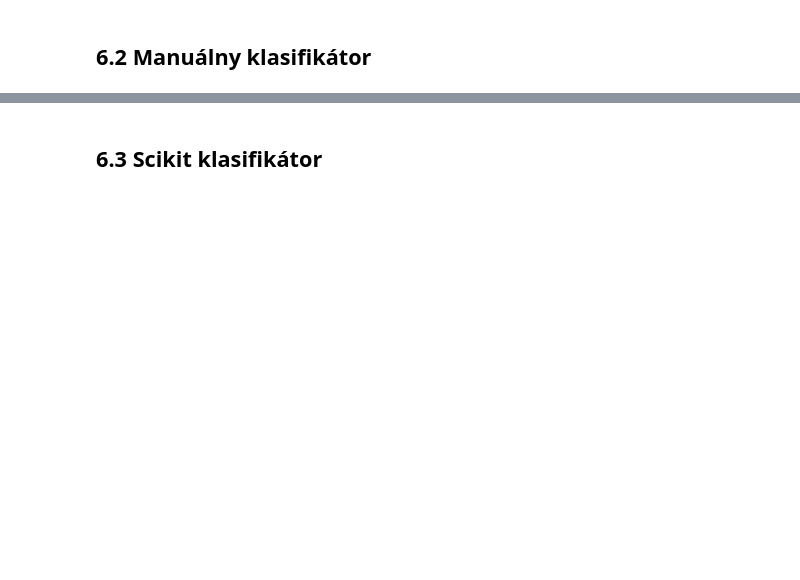
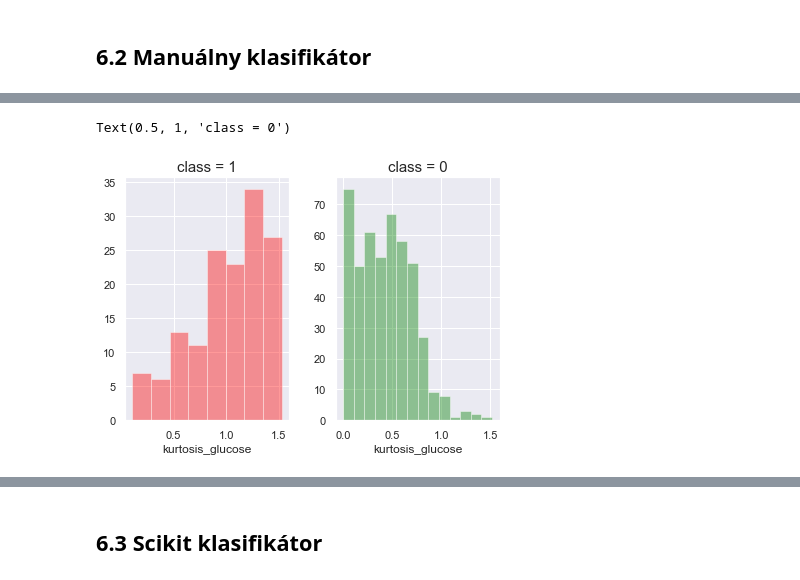
Before and after one commit to jaruji/IAU-project, a Jupyter notebook: IAU - Kocurik, Bedej J., prieskumna analyza.ipynb, the cells around one changed output, grey strips where cells are left out. Cells and saved outputs as stored; diff of their text form; code cells hidden in the pictures; blank space fills up the shorter version.

```diff
--- a/IAU - Kocurik, Bedej J., prieskumna analyza.ipynb
+++ b/IAU - Kocurik, Bedej J., prieskumna analyza.ipynb
@@ -3042,0 +3090,10 @@ df.info()
+# %%
+fig, ax=plt.subplots(1,2)
+fig.tight_layout()
+sns.distplot(train[(train["class"]== 1) & (train['kurtosis_glucose'] < 2.5)& (train['mean_glucose'] < 130)& (train['kurtosis_glucose'] < 1.54)& (train['std_oxygen'] > 9.7)&(train['skewness_glucose'] > 0.5)& (train['kurtosis_oxygen'] <10)]['kurtosis_glucose'].dropna(),bins=None, color = "red", ax = ax[0], kde = False)
+sns.distplot(train[(train["class"]== 0) & (train['kurtosis_glucose'] < 2.5)& (train['mean_glucose'] < 130)& (train['kurtosis_glucose'] < 1.54)& (train['std_oxygen'] > 9.7)&(train['skewness_glucose'] > 0.5)& (train['kurtosis_oxygen'] <10)]['kurtosis_glucose'].dropna(),bins=None, color = "green", ax = ax[1], kde = False)
+ax[0].set_title('class = 1', fontsize=15)
+ax[1].set_title('class = 0', fontsize=15)
+# %% [output]
+Text(0.5, 1, 'class = 0')
+[figure, added]
```
Also changed, not shown: parts of 52 cells of this notebook.
